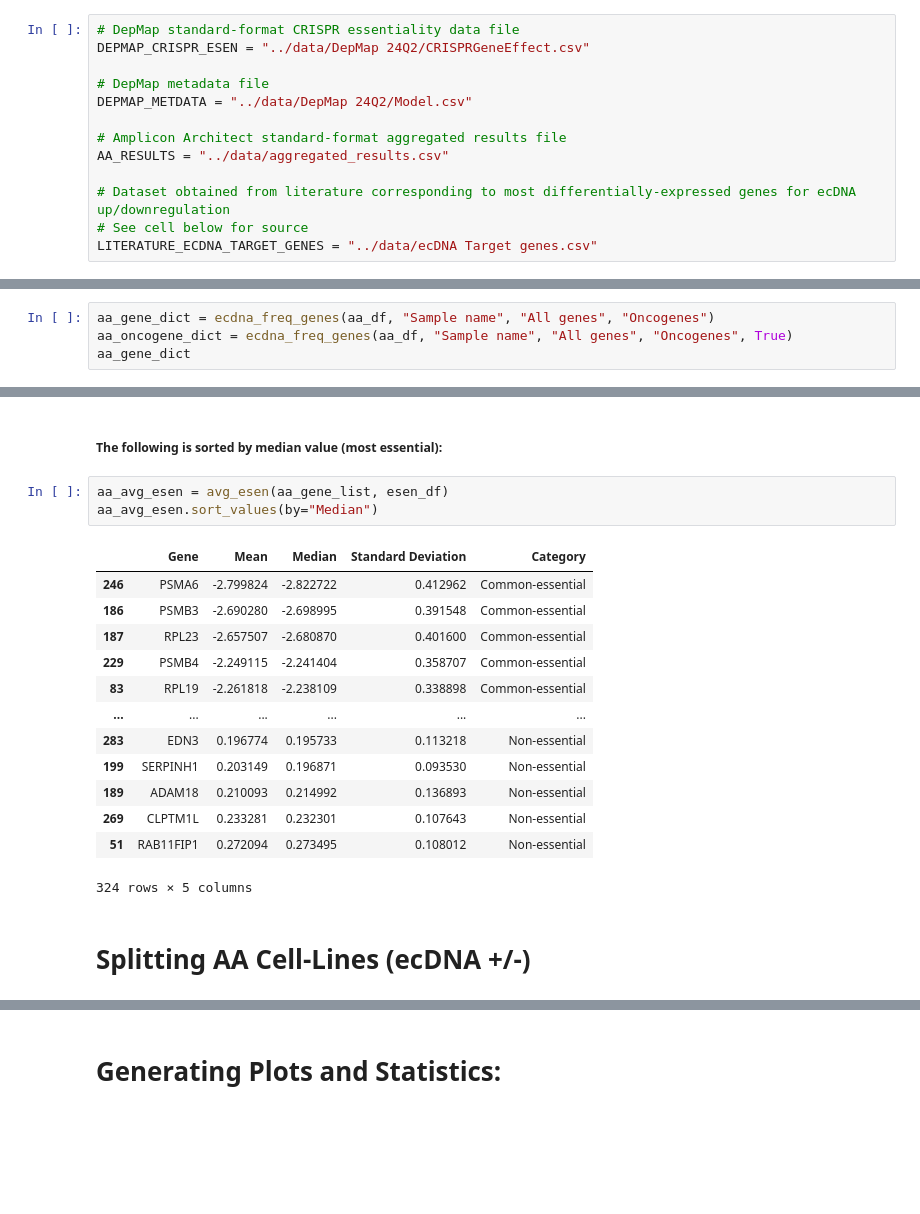
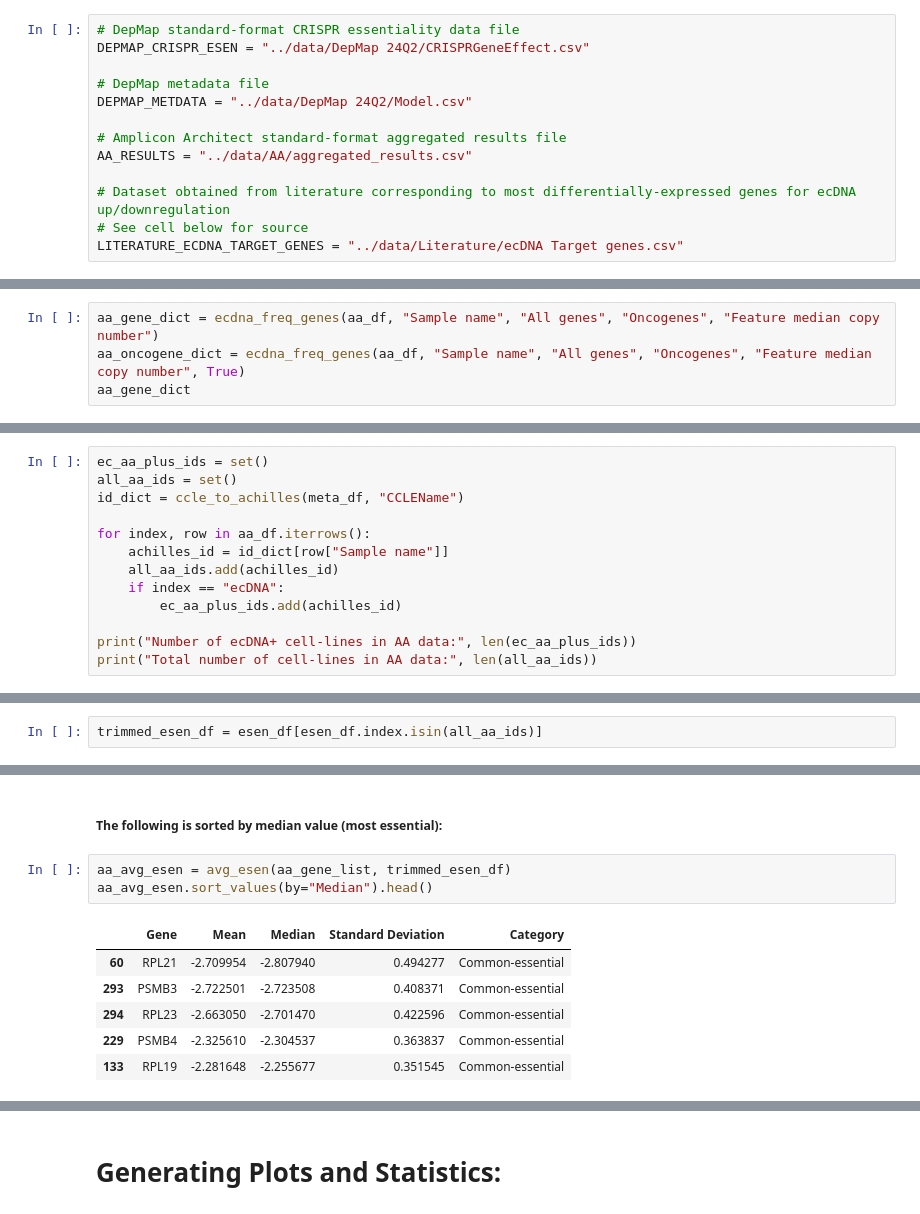
Before and after one commit to adrianlayer/EssenCDNA, a Jupyter notebook: src/EssenCDNA.ipynb, the cells around one changed output, grey strips where cells are left out. Cells and saved outputs as stored; diff of their text form; blank space fills up the shorter version.

```diff
--- a/src/EssenCDNA.ipynb
+++ b/src/EssenCDNA.ipynb
@@ -42,11 +45,11 @@ DEPMAP_CRISPR_ESEN = "../data/DepMap 24Q2/CRISPRGeneEffect.csv"
 DEPMAP_METDATA = "../data/DepMap 24Q2/Model.csv"
 
 # Amplicon Architect standard-format aggregated results file
-AA_RESULTS = "../data/aggregated_results.csv"
+AA_RESULTS = "../data/AA/aggregated_results.csv"
 
 # Dataset obtained from literature corresponding to most differentially-expressed genes for ecDNA up/downregulation
 # See cell below for source
-LITERATURE_ECDNA_TARGET_GENES = "../data/ecDNA Target genes.csv"
+LITERATURE_ECDNA_TARGET_GENES = "../data/Literature/ecDNA Target genes.csv"
 # %% [markdown]
 Lin Miin S., Jo Se-Young, Luebeck Jens, Chang Howard Y., Wu Sihan, Mischel Paul S., Bafna Vineet (2023) <b>Transcriptional immune suppression and upregulation of double stranded DNA damage and repair repertoires in ecDNA-containing tumors</b> <i>eLife</i> 12:RP88895
 
@@ -147,7 +132,7 @@ literature_gene_dict
 # %% [markdown]
 ### Amplicon Architect Gene List:
 # %%
-aa_gene_dict = ecdna_freq_genes(aa_df, "Sample name", "All genes", "Oncogenes")
-aa_oncogene_dict = ecdna_freq_genes(aa_df, "Sample name", "All genes", "Oncogenes", True)
+aa_gene_dict = ecdna_freq_genes(aa_df, "Sample name", "All genes", "Oncogenes", "Feature median copy number")
+aa_oncogene_dict = ecdna_freq_genes(aa_df, "Sample name", "All genes", "Oncogenes", "Feature median copy number", True)
 aa_gene_dict
 # %% [output]
@@ -286,0 +285,13 @@ aa_oncogene_dict["BMP7"]
+# %%
+ec_aa_plus_ids = set()
+all_aa_ids = set()
+id_dict = ccle_to_achilles(meta_df, "CCLEName")
+
+for index, row in aa_df.iterrows():
+    achilles_id = id_dict[row["Sample name"]]
+    all_aa_ids.add(achilles_id)
+    if index == "ecDNA":
+        ec_aa_plus_ids.add(achilles_id)
+
+print("Number of ecDNA+ cell-lines in AA data:", len(ec_aa_plus_ids))
+print("Total number of cell-lines in AA data:", len(all_aa_ids))
@@ -286,0 +305,2 @@ aa_oncogene_dict["BMP7"]
+# %%
+trimmed_esen_df = esen_df[esen_df.index.isin(all_aa_ids)]
@@ -317,21 +340,12 @@ literature_avg_esen.sort_values(by="Median")
 # %% [markdown]
 ##### The following is sorted by median value (most essential):
 # %%
-aa_avg_esen = avg_esen(aa_gene_list, esen_df)
-aa_avg_esen.sort_values(by="Median")
+aa_avg_esen = avg_esen(aa_gene_list, trimmed_esen_df)
+aa_avg_esen.sort_values(by="Median").head()
 # %% [output]
 |  | Gene | Mean | Median | Standard Deviation | Category |
-| 246 | PSMA6 | -2.799824 | -2.822722 | 0.412962 | Common-essential |
-| 186 | PSMB3 | -2.690280 | -2.698995 | 0.391548 | Common-essential |
-| 187 | RPL23 | -2.657507 | -2.680870 | 0.401600 | Common-essential |
-| 229 | PSMB4 | -2.249115 | -2.241404 | 0.358707 | Common-essential |
-| 83 | RPL19 | -2.261818 | -2.238109 | 0.338898 | Common-essential |
-| ... | ... | ... | ... | ... | ... |
-| 283 | EDN3 | 0.196774 | 0.195733 | 0.113218 | Non-essential |
-| 199 | SERPINH1 | 0.203149 | 0.196871 | 0.093530 | Non-essential |
-| 189 | ADAM18 | 0.210093 | 0.214992 | 0.136893 | Non-essential |
-| 269 | CLPTM1L | 0.233281 | 0.232301 | 0.107643 | Non-essential |
-| 51 | RAB11FIP1 | 0.272094 | 0.273495 | 0.108012 | Non-essential |
+| 60 | RPL21 | -2.709954 | -2.807940 | 0.494277 | Common-essential |
+| 293 | PSMB3 | -2.722501 | -2.723508 | 0.408371 | Common-essential |
+| 294 | RPL23 | -2.663050 | -2.701470 | 0.422596 | Common-essential |
+| 229 | PSMB4 | -2.325610 | -2.304537 | 0.363837 | Common-essential |
+| 133 | RPL19 | -2.281648 | -2.255677 | 0.351545 | Common-essential |
-324 rows × 5 columns
-# %% [markdown]
-# Splitting AA Cell-Lines (ecDNA +/-)
```
Also changed, not shown: parts of 62 cells of this notebook, 1 other file.
